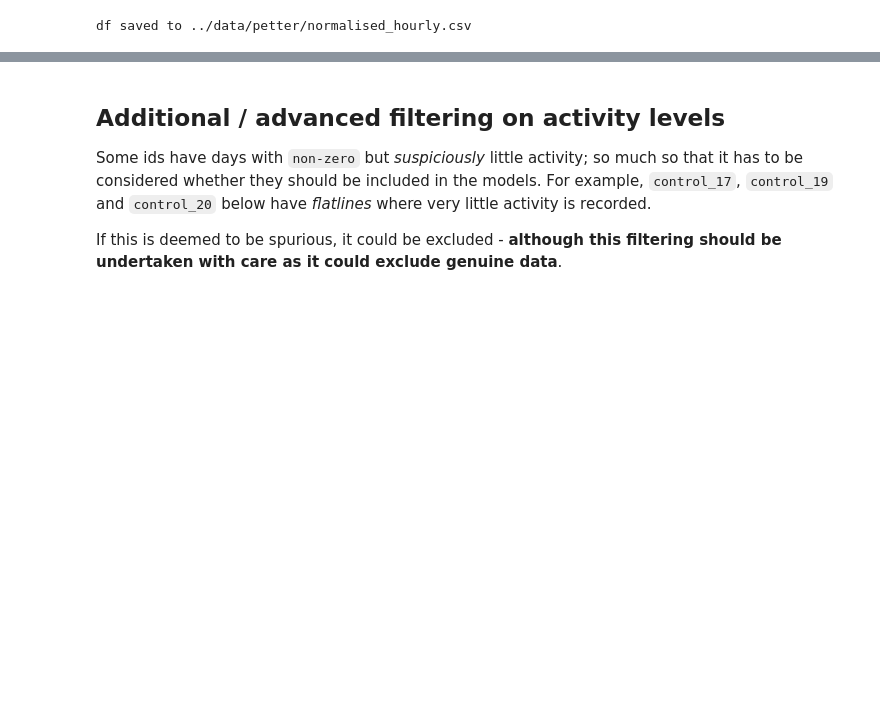
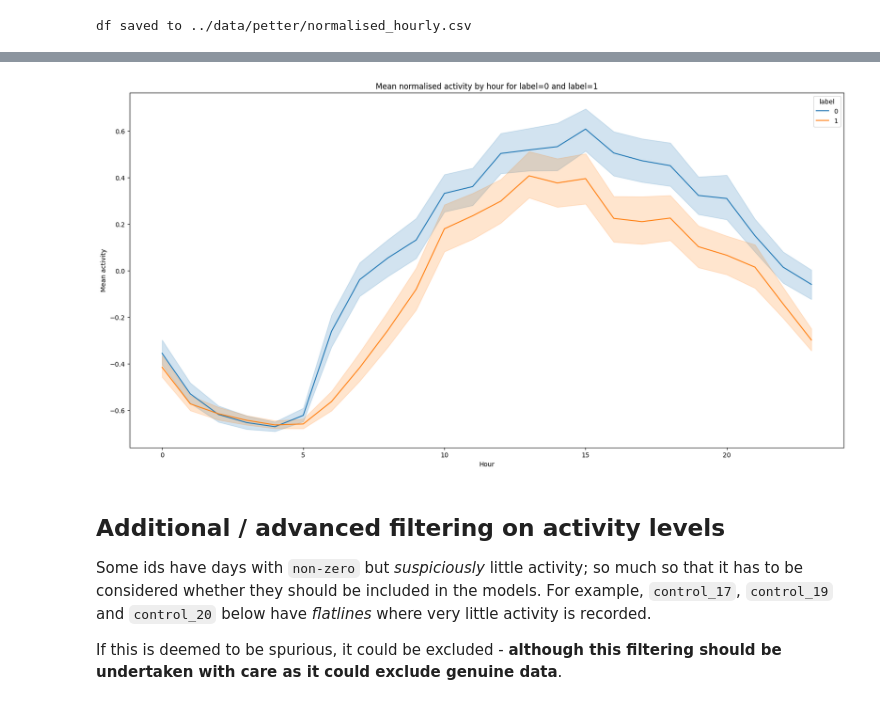
Before and after one commit to zoonalink/IGP-5, a Jupyter notebook: petter/data-process-v4.ipynb, the cells around one changed output, grey strips where cells are left out. Saved outputs shown, nothing was run; the diff lists cells and outputs as text; code cells hidden in the pictures; blank space fills up the shorter version.

```diff
--- a/petter/data-process-v4.ipynb
+++ b/petter/data-process-v4.ipynb
@@ -718,3 +897,16 @@ df saved to ../data/petter/normalised_hourly.csv
+# %%
+# create hour column
+normalised_hour24['hour'] = normalised_hour24['timestamp'].dt.hour
+
+# plot mean activity by hour for label=0 and label=1
+plt.figure(figsize=(20,10))
+sns.lineplot(data=normalised_hour24, x='hour', y='mean', hue='label')
+plt.title('Mean normalised activity by hour for label=0 and label=1')
+plt.xlabel('Hour')
+plt.ylabel('Mean activity')
+plt.show()
+# %% [output]
+[figure, added]
 # %% [markdown]
 ## Additional / advanced filtering on activity levels
 
```
Also changed, not shown: parts of 17 cells of this notebook, 11 other files.
